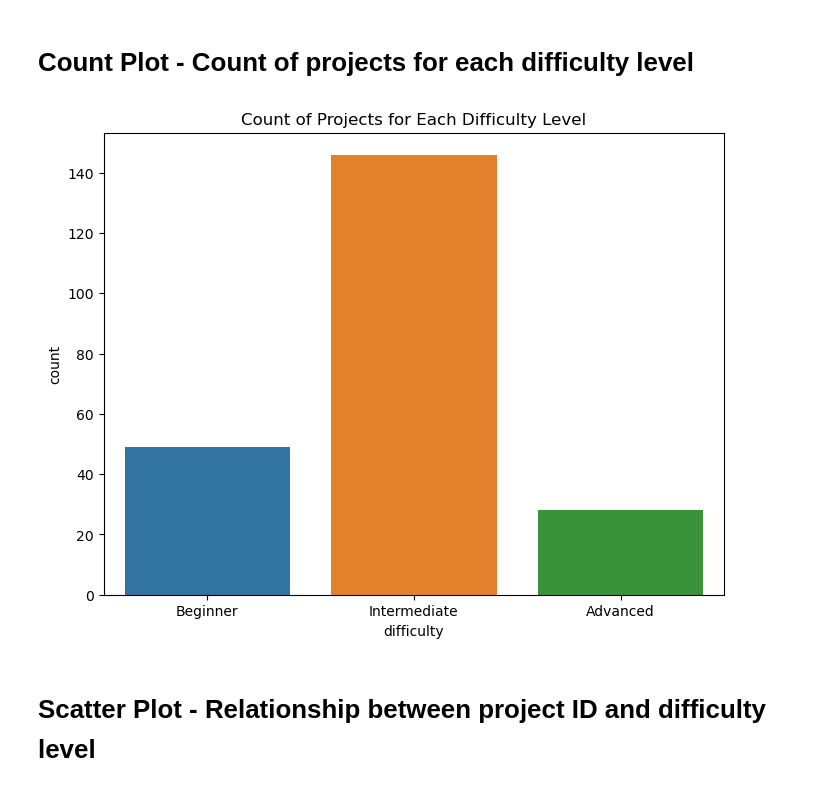
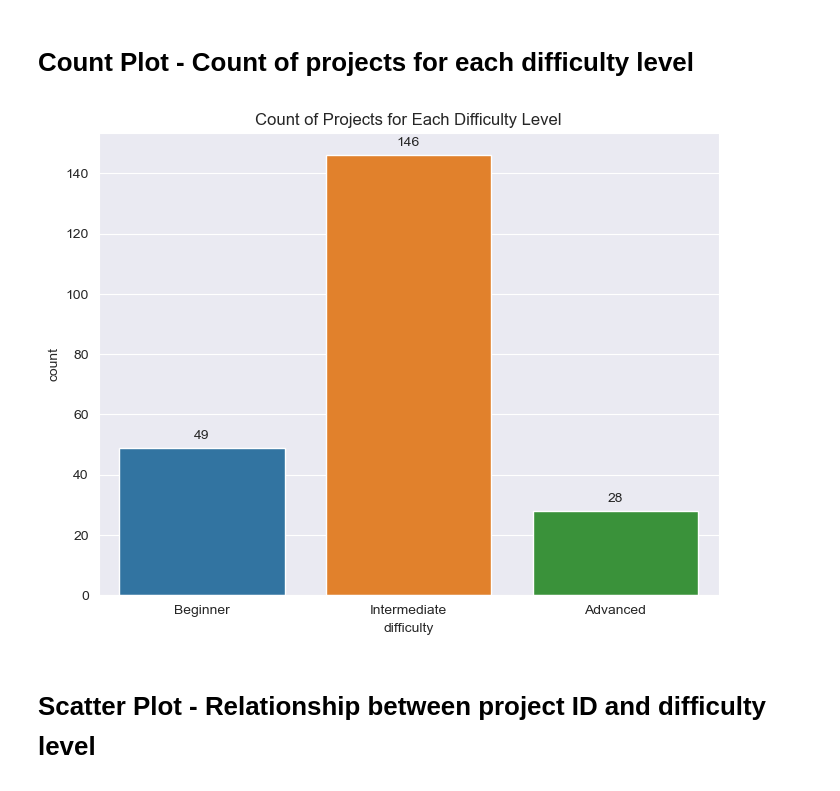
Before and after one commit to rbc23/AICodeChallenges, a Jupyter notebook: analyzing-the-code-challenges.ipynb, the cells around one changed output. Drawn from its saved outputs; the diff is of its cells as text; code cells hidden in the pictures.

```diff
--- a/analyzing-the-code-challenges.ipynb
+++ b/analyzing-the-code-challenges.ipynb
@@ -56,9 +56,20 @@ To create these visualizations in Pandas, you can use libraries like Matplotlib
 # %% [markdown]
 # Bar Chart - Number of projects in each category
 # %%
+# Prepare the figure and plot
 plt.figure(figsize=(10, 6))
-sns.countplot(data=df, x='category')
+sns.set_style("darkgrid")
+ax = sns.countplot(data=df, x='category')
 plt.xticks(rotation=45, ha='right')
 plt.title('Number of Projects in Each Category')
+
+# Display values on top of the bars
+for p in ax.patches:
+    height = p.get_height()
+    ax.text(p.get_x() + p.get_width()/2.,
+            height + 3,  # 3 units above bar
+            '{}'.format(int(height)),
+            ha="center")
+
 plt.show()
 # %% [output]
@@ -76,12 +87,26 @@ plt.show()
 # %% [markdown]
 # Count Plot - Count of projects for each difficulty level
 # %%
+# Prepare the figure and set Seaborn style
 plt.figure(figsize=(8, 6))
-sns.countplot(data=df, x='difficulty', order=['Beginner', 'Intermediate', 'Advanced'])
+sns.set_style("darkgrid")
+
+# Create countplot with a specific order for 'difficulty'
+ax = sns.countplot(data=df, x='difficulty', order=['Beginner', 'Intermediate', 'Advanced'])
+
+# Set the title for the plot
 plt.title('Count of Projects for Each Difficulty Level')
+
+# Display values on top of the bars
+for p in ax.patches:
+    height = p.get_height()
+    ax.text(p.get_x() + p.get_width()/2., height + 3,
+            '{}'.format(int(height)),  # Ensure no decimals
+            ha="center")
+
 plt.show()
 # %% [output]
-[figure, old version]
+[figure, new version]
 # %% [markdown]
 # Scatter Plot - Relationship between project ID and difficulty level
 # %%
```
Also changed, not shown: parts of 5 cells of this notebook, 50 other files.
